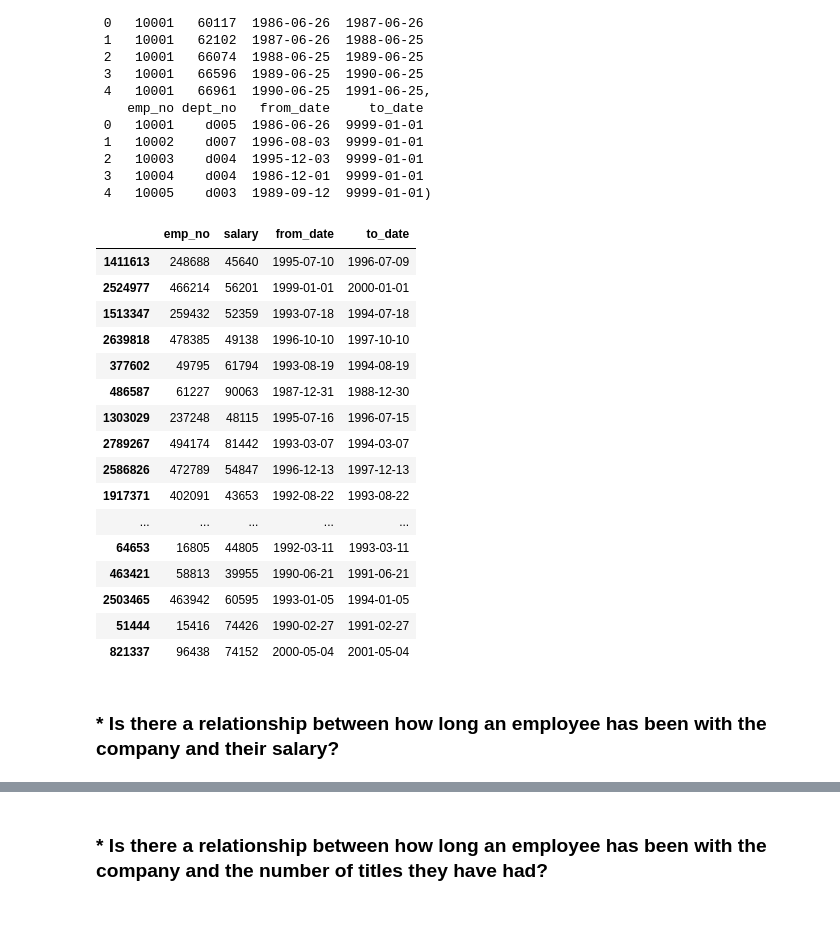
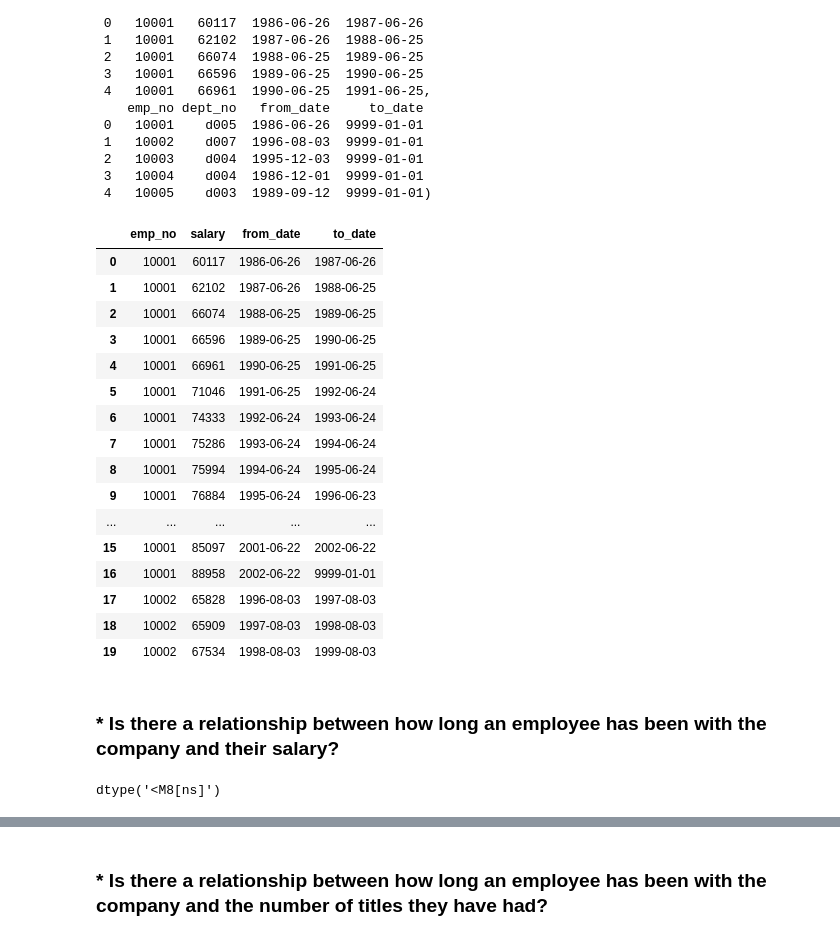
Before and after one commit to Yvette-Ibarra/statistics-exercises, a Jupyter notebook: hypothesis_testing.ipynb, the cells around one changed output, grey strips where cells are left out. Saved outputs shown, nothing was run; the diff lists cells and outputs as text; code cells hidden in the pictures.

```diff
--- a/hypothesis_testing.ipynb
+++ b/hypothesis_testing.ipynb
@@ -536,10 +539,9 @@ We would run a Pearson's R test
 # %% [markdown]
 # 2. Use the telco_churn data.
 # %%
-import env
+url = env.get_db_url('telco_churn')
 
-def get_connection(db, user=env.user, host=env.host, password=env.password):
-    return f'mysql+pymysql://{user}:{password}@{host}/{db}'
-
-df = pd.read_sql('SELECT * FROM customers', get_connection('telco_churn'))
+sql_query = '''SELECT *
+               FROM customers
+               JOIN internet_service_types USING (internet_service_type_id)'''
 # %%
@@ -741,24 +758,24 @@ employees_df.head(),salaries_df.head(),dept_emp_df.head()
  3   10004    d004  1986-12-01  9999-01-01
  4   10005    d003  1989-09-12  9999-01-01)
 # %%
-salaries_df.sample(20)
+salaries_df.head(20)
 # %% [output]
 |  | emp_no | salary | from_date | to_date |
-| 1411613 | 248688 | 45640 | 1995-07-10 | 1996-07-09 |
-| 2524977 | 466214 | 56201 | 1999-01-01 | 2000-01-01 |
-| 1513347 | 259432 | 52359 | 1993-07-18 | 1994-07-18 |
-| 2639818 | 478385 | 49138 | 1996-10-10 | 1997-10-10 |
-| 377602 | 49795 | 61794 | 1993-08-19 | 1994-08-19 |
-| 486587 | 61227 | 90063 | 1987-12-31 | 1988-12-30 |
-| 1303029 | 237248 | 48115 | 1995-07-16 | 1996-07-15 |
-| 2789267 | 494174 | 81442 | 1993-03-07 | 1994-03-07 |
-| 2586826 | 472789 | 54847 | 1996-12-13 | 1997-12-13 |
-| 1917371 | 402091 | 43653 | 1992-08-22 | 1993-08-22 |
+| 0 | 10001 | 60117 | 1986-06-26 | 1987-06-26 |
+| 1 | 10001 | 62102 | 1987-06-26 | 1988-06-25 |
+| 2 | 10001 | 66074 | 1988-06-25 | 1989-06-25 |
+| 3 | 10001 | 66596 | 1989-06-25 | 1990-06-25 |
+| 4 | 10001 | 66961 | 1990-06-25 | 1991-06-25 |
+| 5 | 10001 | 71046 | 1991-06-25 | 1992-06-24 |
+| 6 | 10001 | 74333 | 1992-06-24 | 1993-06-24 |
+| 7 | 10001 | 75286 | 1993-06-24 | 1994-06-24 |
+| 8 | 10001 | 75994 | 1994-06-24 | 1995-06-24 |
+| 9 | 10001 | 76884 | 1995-06-24 | 1996-06-23 |
 | ... | ... | ... | ... | ... |
-| 64653 | 16805 | 44805 | 1992-03-11 | 1993-03-11 |
-| 463421 | 58813 | 39955 | 1990-06-21 | 1991-06-21 |
-| 2503465 | 463942 | 60595 | 1993-01-05 | 1994-01-05 |
-| 51444 | 15416 | 74426 | 1990-02-27 | 1991-02-27 |
-| 821337 | 96438 | 74152 | 2000-05-04 | 2001-05-04 |
+| 15 | 10001 | 85097 | 2001-06-22 | 2002-06-22 |
+| 16 | 10001 | 88958 | 2002-06-22 | 9999-01-01 |
+| 17 | 10002 | 65828 | 1996-08-03 | 1997-08-03 |
+| 18 | 10002 | 65909 | 1997-08-03 | 1998-08-03 |
+| 19 | 10002 | 67534 | 1998-08-03 | 1999-08-03 |
 # %% [markdown]
 ### * Is there a relationship between how long an employee has been with the company and their salary?
@@ -765 +785,5 @@ salaries_df.sample(20)
+# %%
+salaries_df.to_date.dtype
+# %% [output]
+dtype('<M8[ns]')
 # %%
```
Also changed, not shown: parts of 69 cells of this notebook.
